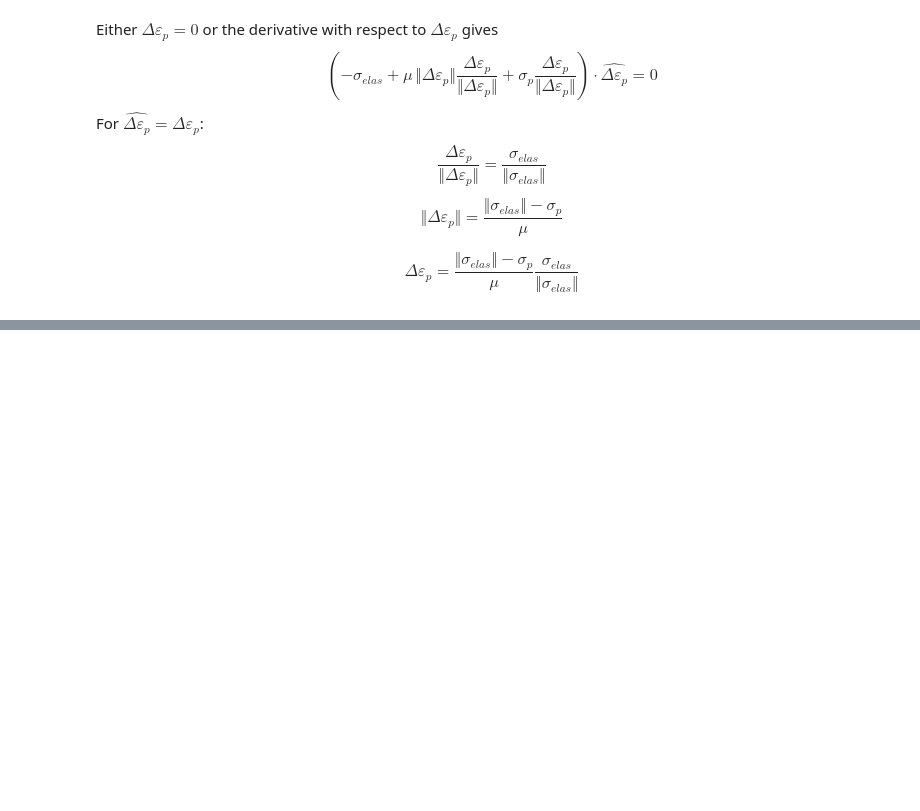
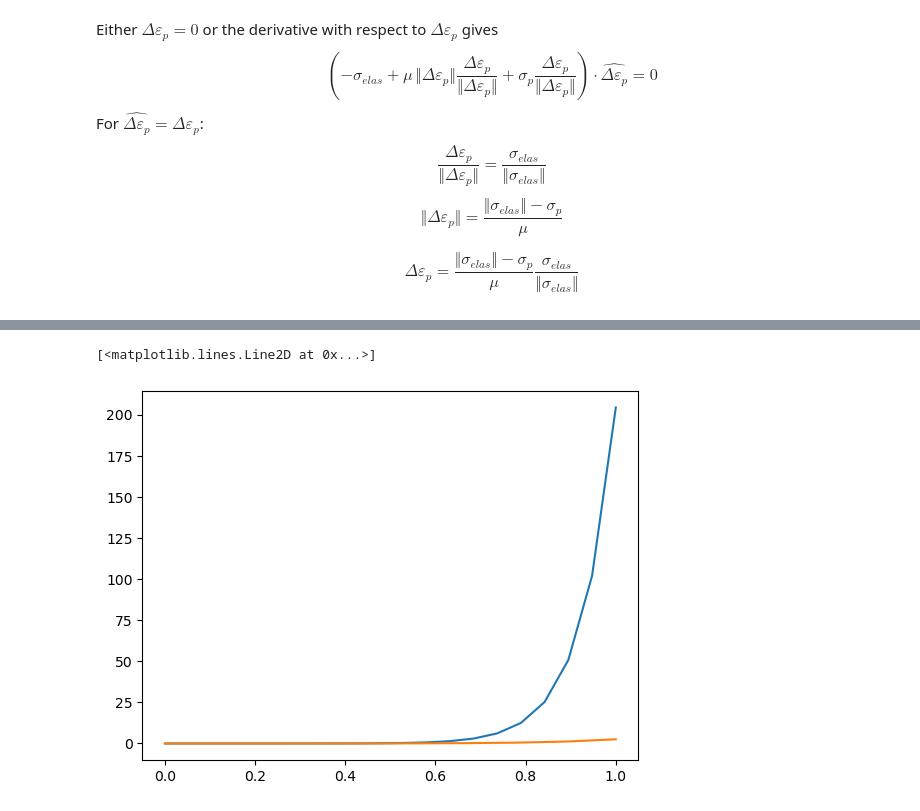
Before and after one commit to cmaurini/cohesive-plasticity, a Jupyter notebook: plasticity-dg.ipynb, the cells around one changed output, grey strips where cells are left out. Cells and saved outputs as stored; diff of their text form; code cells hidden in the pictures; blank space fills up the shorter version.

```diff
--- a/plasticity-dg.ipynb
+++ b/plasticity-dg.ipynb
@@ -304,0 +358,13 @@ if not pyvista.OFF_SCREEN:
+# %%
+ps = np.array([0.00000000e+00, 0.00000000e+00, 2.01372546e-05, 1.11535907e-04,
+ 4.39029785e-04, 1.41663967e-03, 4.18056537e-03, 1.30991668e-02,
+ 4.16601771e-02, 1.15324665e-01, 2.84485607e-01, 6.50011726e-01,
+ 1.41200522e+00, 2.97064776e+00, 6.12627406e+00, 1.24793342e+01,
+ 2.52318447e+01,  5.07873822e+01, 1.01953430e+02, 2.04345853e+02])
+plt.plot(np.linspace(0,1.0,20),ps)
+plt.plot(np.linspace(0,1.0,10),[0.00000000e+00, 2.41748914e-05, 3.64330181e-04 ,2.50229479e-03,
+ 1.55097126e-02 ,6.46481934e-02, 1.97352067e-01, 5.03545010e-01,
+ 1.16141520e+00 ,2.52793651e+00])
+# %% [output]
+[<matplotlib.lines.Line2D at 0x...>]
+[figure, added]
```
Also changed, not shown: parts of 6 cells of this notebook.
